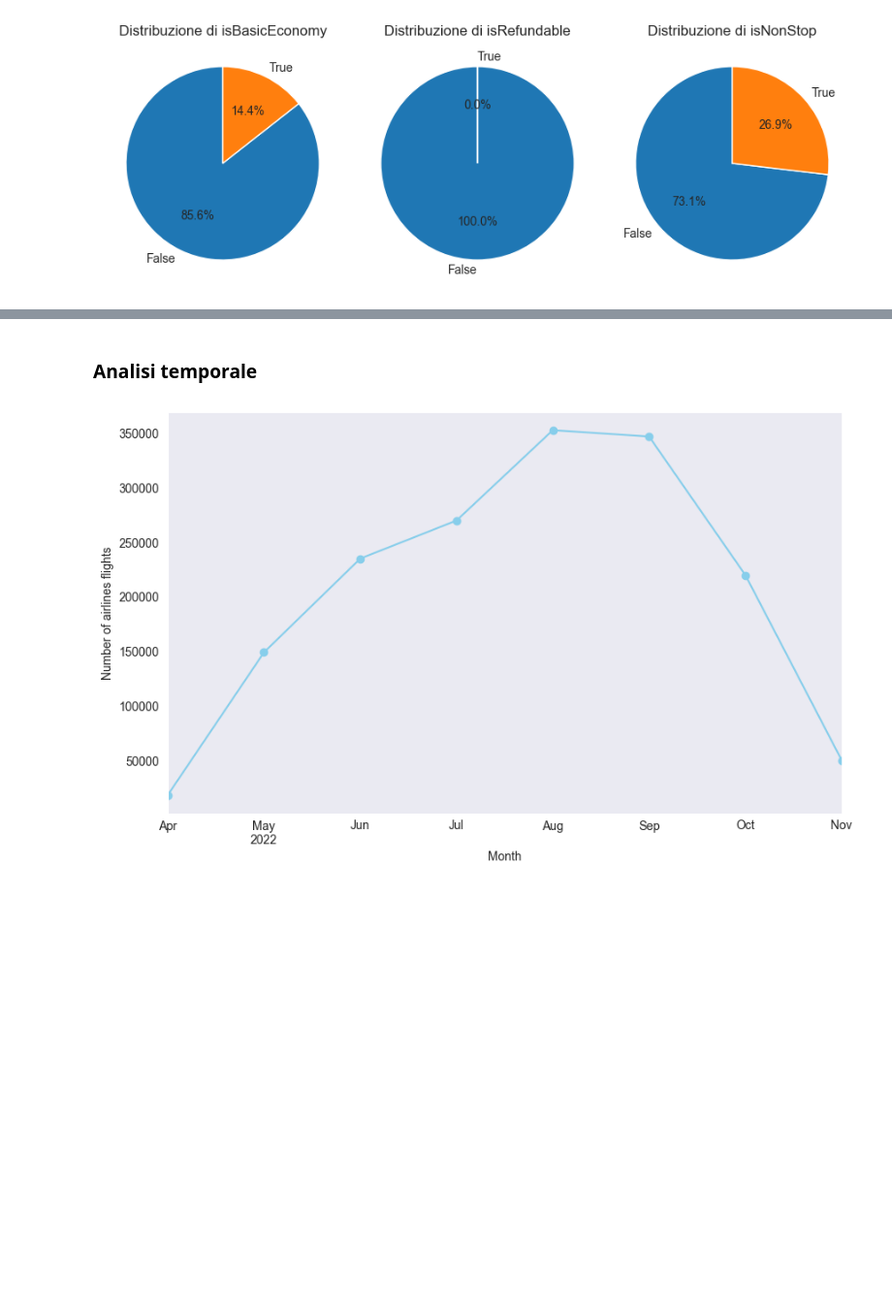
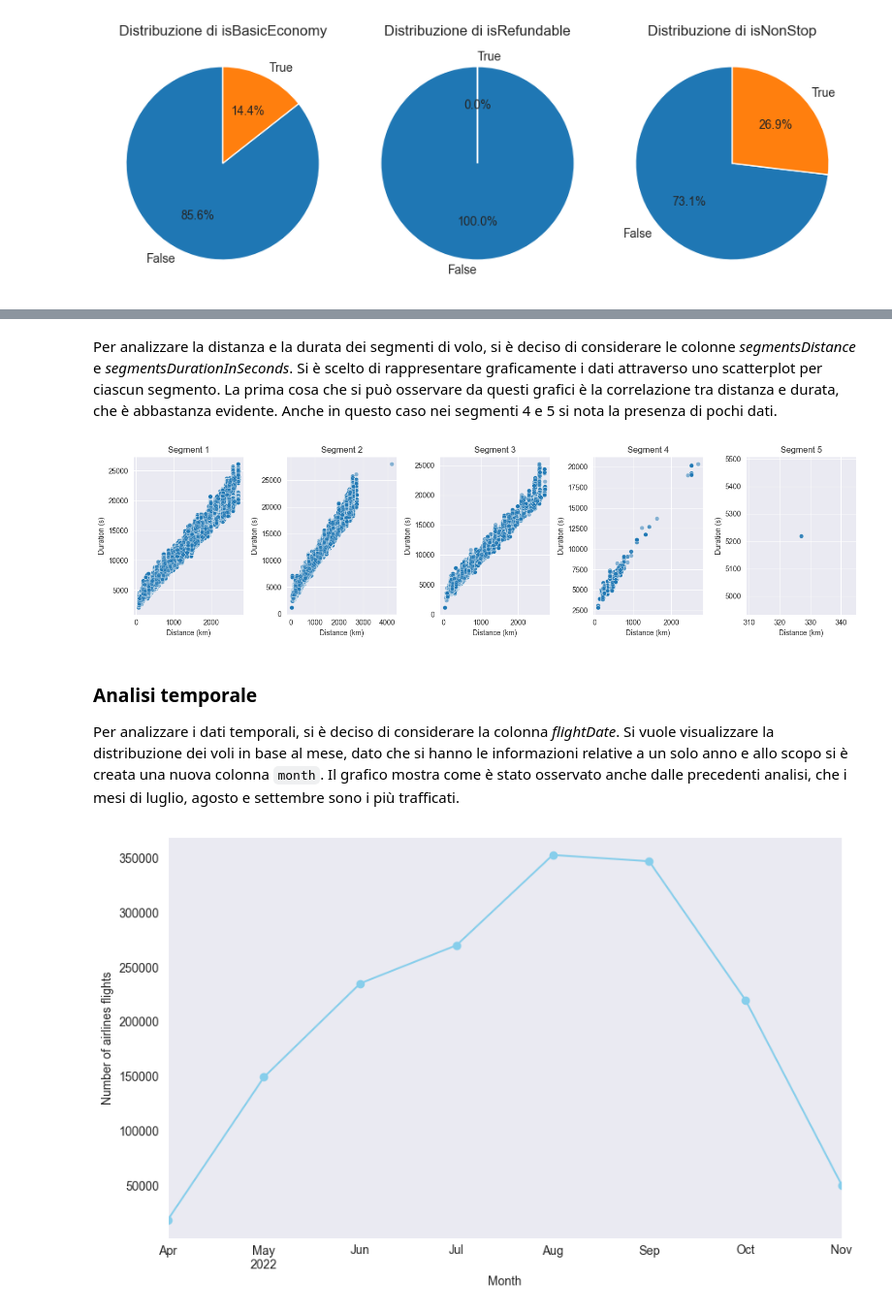
Before and after one commit to GiuliaNardicchia/big-data-project, a Jupyter notebook: src/main/python/data-exploration.ipynb, the cells around one changed output, grey strips where cells are left out. Shown at 97% size. Drawn from its saved outputs; the diff is of its cells as text; code cells hidden in the pictures; blank space fills up the shorter version.

```diff
--- a/src/main/python/data-exploration.ipynb
+++ b/src/main/python/data-exploration.ipynb
@@ -392,5 +391,25 @@ plt.show()
+# %% [markdown]
+Per analizzare la distanza e la durata dei segmenti di volo, si è deciso di considerare le colonne *segmentsDistance* e *segmentsDurationInSeconds*. Si è scelto di rappresentare graficamente i dati attraverso uno scatterplot per ciascun segmento. La prima cosa che si può osservare da questi grafici è la correlazione tra distanza e durata, che è abbastanza evidente. Anche in questo caso nei segmenti 4 e 5 si nota la presenza di pochi dati.
+# %%
+fig, axes = plt.subplots(1, num_routes, figsize=(15, 4))
+
+for i in range(1, num_routes + 1):
+    distance_col = f'segmentsDistance_{i}'
+    duration_col = f'segmentsDurationInSeconds_{i}'
+
+    sns.scatterplot(x=data[distance_col], y=data[duration_col], alpha=0.5, ax=axes[i-1])
+    axes[i-1].set_title(f'Segment {i}')
+    axes[i-1].set_xlabel('Distance (km)')
+    axes[i-1].set_ylabel('Duration (s)')
+
+plt.tight_layout()
+plt.show()
+# %% [output]
+[figure, added]
 # %% [markdown]
 ### Analisi temporale
+
+Per analizzare i dati temporali, si è deciso di considerare la colonna *flightDate*. Si vuole visualizzare la distribuzione dei voli in base al mese, dato che si hanno le informazioni relative a un solo anno e allo scopo si è creata una nuova colonna `month`. Il grafico mostra come è stato osservato anche dalle precedenti analisi, che i mesi di luglio, agosto e settembre sono i più trafficati.
 # %%
 data['month'] = data['flightDate'].dt.tz_localize(None).dt.to_period('M')
 monthly_flights = data.groupby('month').size()
```
Also changed, not shown: parts of 18 cells of this notebook.
